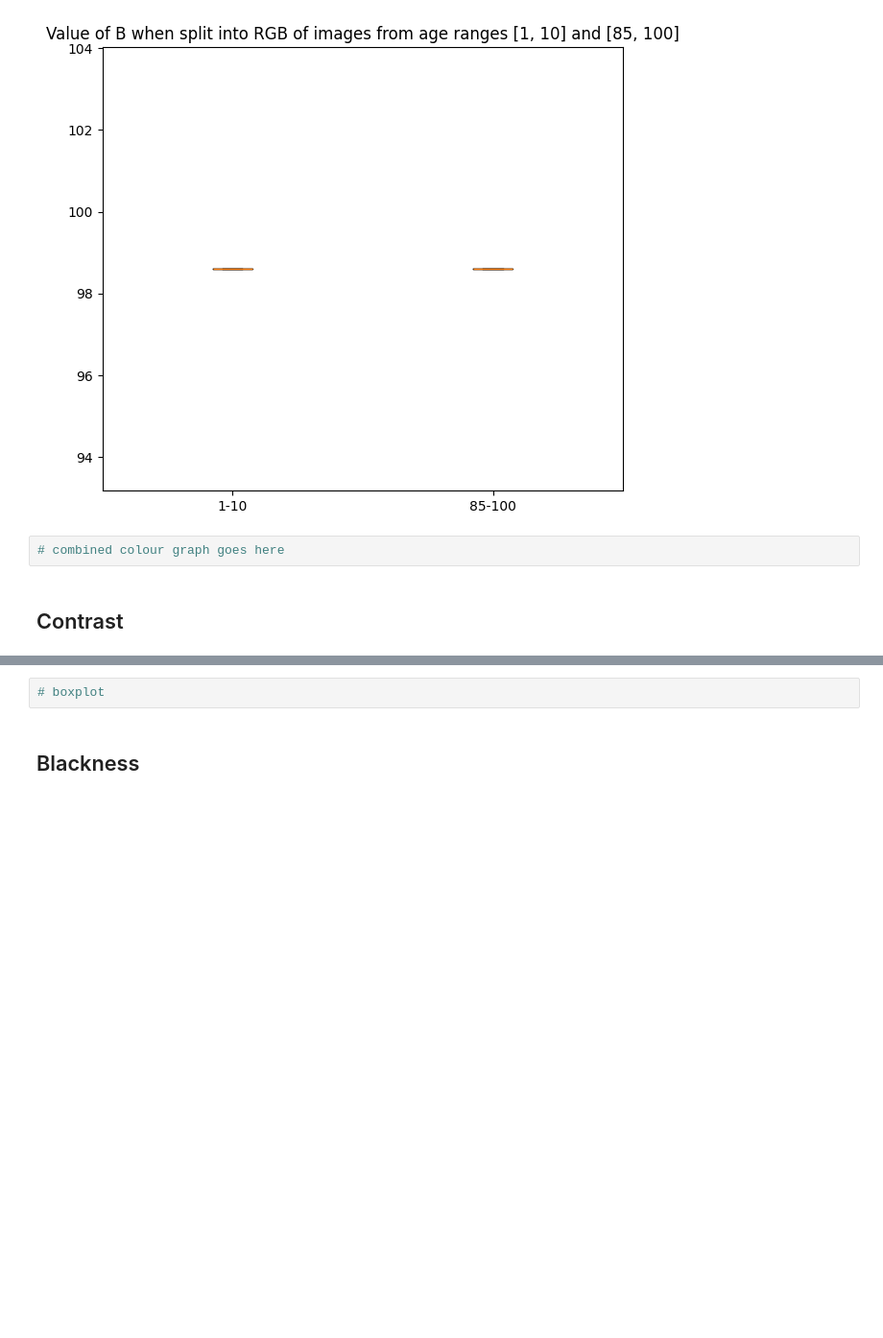
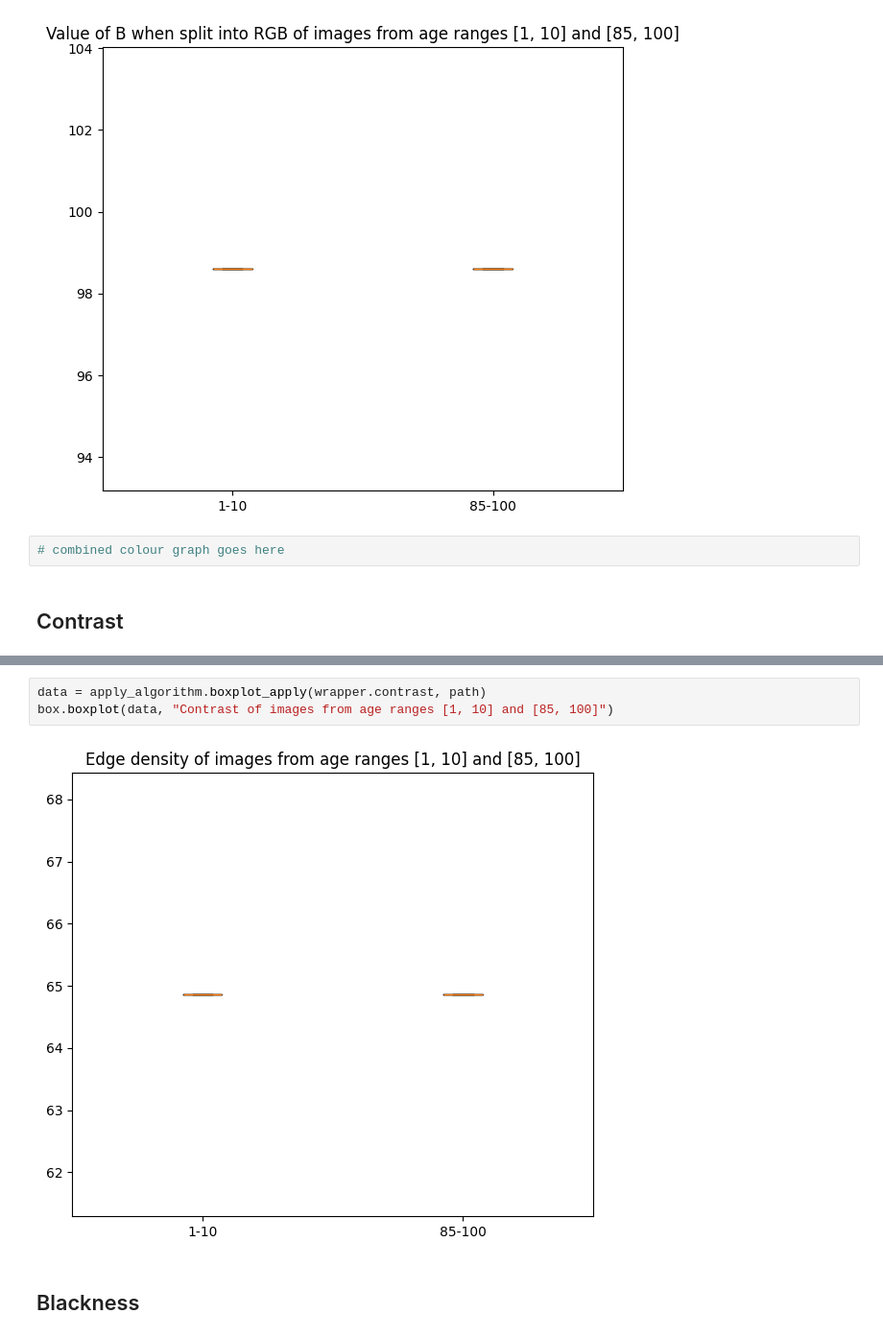
Before and after one commit to domser2002/ML_age_recognition, a Jupyter notebook: dataset/EDA.ipynb, the cells around one changed output, grey strips where cells are left out. Shown at 96% size. Saved outputs shown, nothing was run; the diff lists cells and outputs as text; blank space fills up the shorter version.

```diff
--- a/dataset/EDA.ipynb
+++ b/dataset/EDA.ipynb
@@ -154,5 +162,8 @@ def contrast(img : numpy.array):
-# %%
-# boxplot
+# %%
+data = apply_algorithm.boxplot_apply(wrapper.contrast, path)
+box.boxplot(data, "Contrast of images from age ranges [1, 10] and [85, 100]")
+# %% [output]
+[figure, added]
 # %% [markdown]
 ## Blackness
 # %%
```
Also changed, not shown: parts of 6 cells of this notebook, 1 other file.
